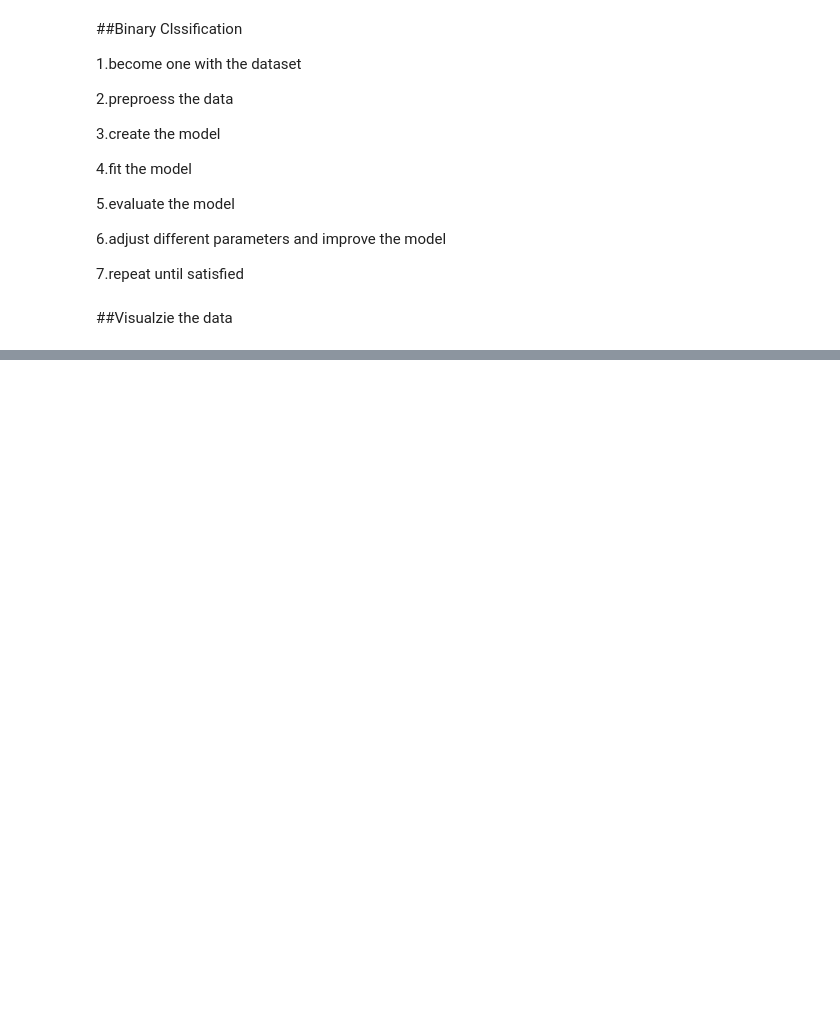
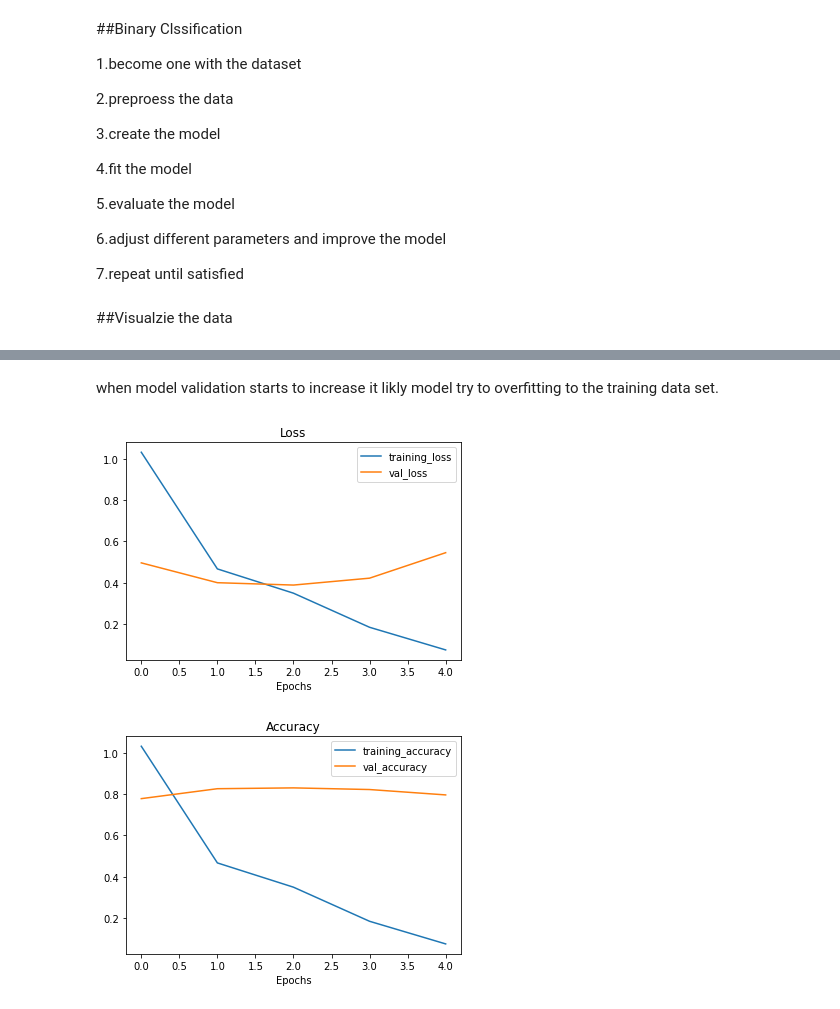
Before and after one commit to PasinduUkwatta/TensorFlow--Practise, a Jupyter notebook: 03_Introduction__to_Computer_Vision.ipynb, the cells around one changed output, grey strips where cells are left out. Drawn from its saved outputs; the diff is of its cells as text; code cells hidden in the pictures; blank space fills up the shorter version.

```diff
--- a/03_Introduction__to_Computer_Vision.ipynb
+++ b/03_Introduction__to_Computer_Vision.ipynb
@@ -412,0 +556,37 @@ Image shape : (512, 307, 3)
+# %%
+#plot the validation and training curve
+def plot_loss_curve(history):
+  """
+  Returns separte loss curve for trainnnig and validation mtrics
+  """
+
+  loss=history.history["loss"]
+  val_loss=history.history["val_loss"]
+
+  accuracy=history.history["accuracy"]
+  val_accuracy=history.history["val_accuracy"]
+
+  epochs=range(len(history.history["loss"]))
+
+  #plot loss
+  plt.plot(epochs,loss,label="training_loss")
+  plt.plot(epochs,val_loss,label="val_loss")
+  plt.title("Loss")
+  plt.xlabel("Epochs")
+  plt.legend()
+
+  #plot Accuracy
+  plt.figure()
+  plt.plot(epochs,loss,label="training_accuracy")
+  plt.plot(epochs,val_accuracy,label="val_accuracy")
+  plt.title("Accuracy")
+  plt.xlabel("Epochs")
+  plt.legend()
+# %% [markdown]
+when model validation starts to increase it likly model try to overfitting to the training data set.
+# %%
+#check out the loss and accuracy for model
+plot_loss_curve(history_4)
+# %% [output]
+[figure, added]
+[figure, added]
```
Also changed, not shown: parts of 110 cells of this notebook.
